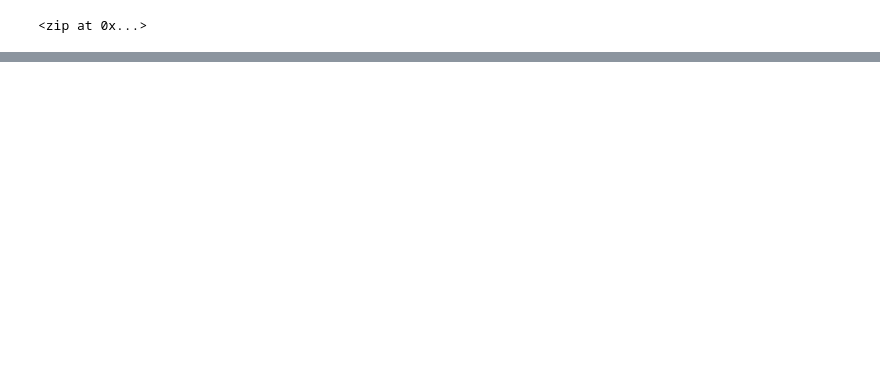
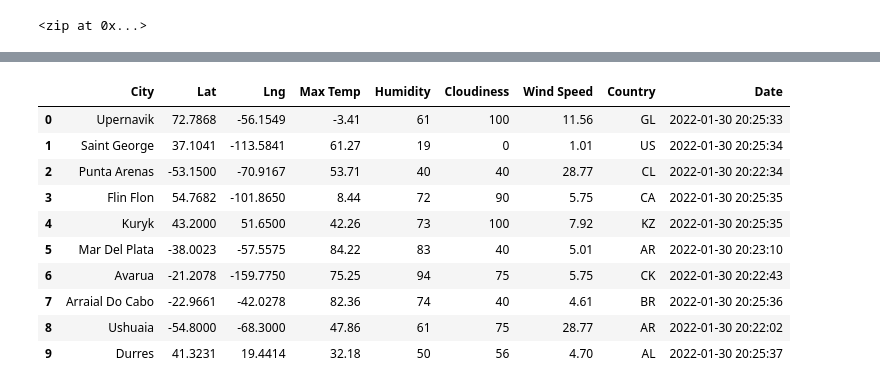
Before and after one commit to bryhnguyen/World_Weather_Analysis, a Jupyter notebook: WeatherPy.ipynb, the cells around one changed output, grey strips where cells are left out. Saved outputs shown, nothing was run; the diff lists cells and outputs as text; code cells hidden in the pictures; blank space fills up the shorter version.

```diff
--- a/WeatherPy.ipynb
+++ b/WeatherPy.ipynb
@@ -32,0 +39,3 @@ len(cities)
+# %%
+# Starting URL for Weather Map API Call.
+url = "http://api.openweathermap.org/data/2.5/weather?units=Imperial&APPID=" + weather_api_key
@@ -32,0 +126,16 @@ len(cities)
+# %%
+# Convert the array of dictionaries to a Pandas DataFrame.
+city_data_df = pd.DataFrame(city_data)
+city_data_df.head(10)
+# %% [output]
+|  | City | Lat | Lng | Max Temp | Humidity | Cloudiness | Wind Speed | Country | Date |
+| 0 | Upernavik | 72.7868 | -56.1549 | -3.41 | 61 | 100 | 11.56 | GL | 2022-01-30 20:25:33 |
+| 1 | Saint George | 37.1041 | -113.5841 | 61.27 | 19 | 0 | 1.01 | US | 2022-01-30 20:25:34 |
+| 2 | Punta Arenas | -53.1500 | -70.9167 | 53.71 | 40 | 40 | 28.77 | CL | 2022-01-30 20:22:34 |
+| 3 | Flin Flon | 54.7682 | -101.8650 | 8.44 | 72 | 90 | 5.75 | CA | 2022-01-30 20:25:35 |
+| 4 | Kuryk | 43.2000 | 51.6500 | 42.26 | 73 | 100 | 7.92 | KZ | 2022-01-30 20:25:35 |
+| 5 | Mar Del Plata | -38.0023 | -57.5575 | 84.22 | 83 | 40 | 5.01 | AR | 2022-01-30 20:23:10 |
+| 6 | Avarua | -21.2078 | -159.7750 | 75.25 | 94 | 75 | 5.75 | CK | 2022-01-30 20:22:43 |
+| 7 | Arraial Do Cabo | -22.9661 | -42.0278 | 82.36 | 74 | 40 | 4.61 | BR | 2022-01-30 20:25:36 |
+| 8 | Ushuaia | -54.8000 | -68.3000 | 47.86 | 61 | 75 | 28.77 | AR | 2022-01-30 20:22:02 |
+| 9 | Durres | 41.3231 | 19.4414 | 32.18 | 50 | 56 | 4.70 | AL | 2022-01-30 20:25:37 |
```
Also changed, not shown: parts of 5 cells of this notebook.
